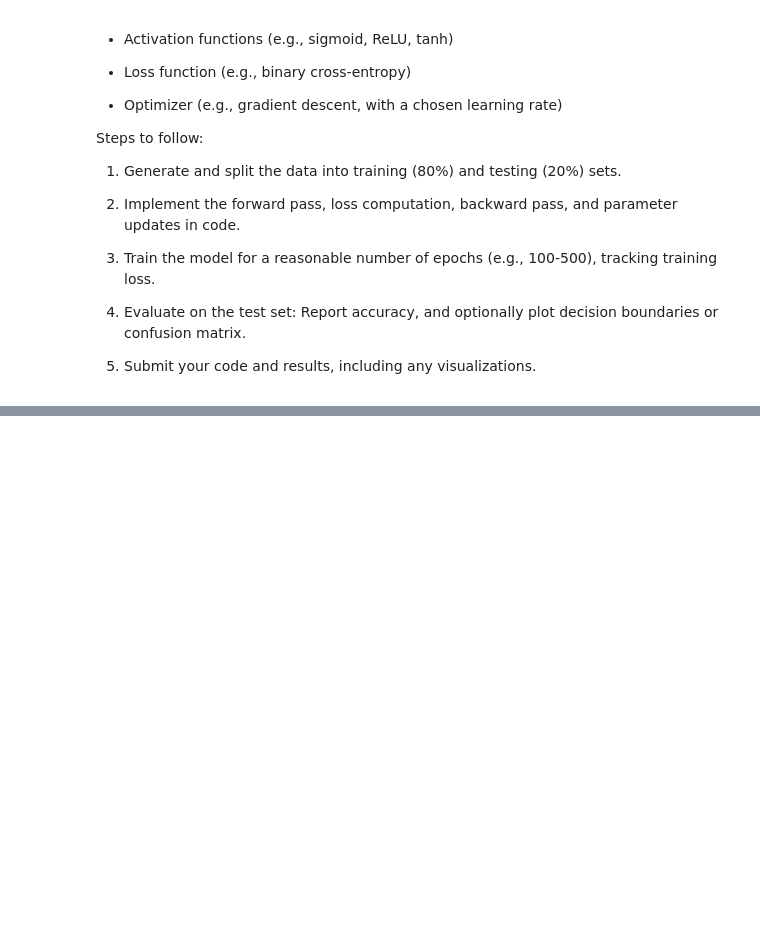
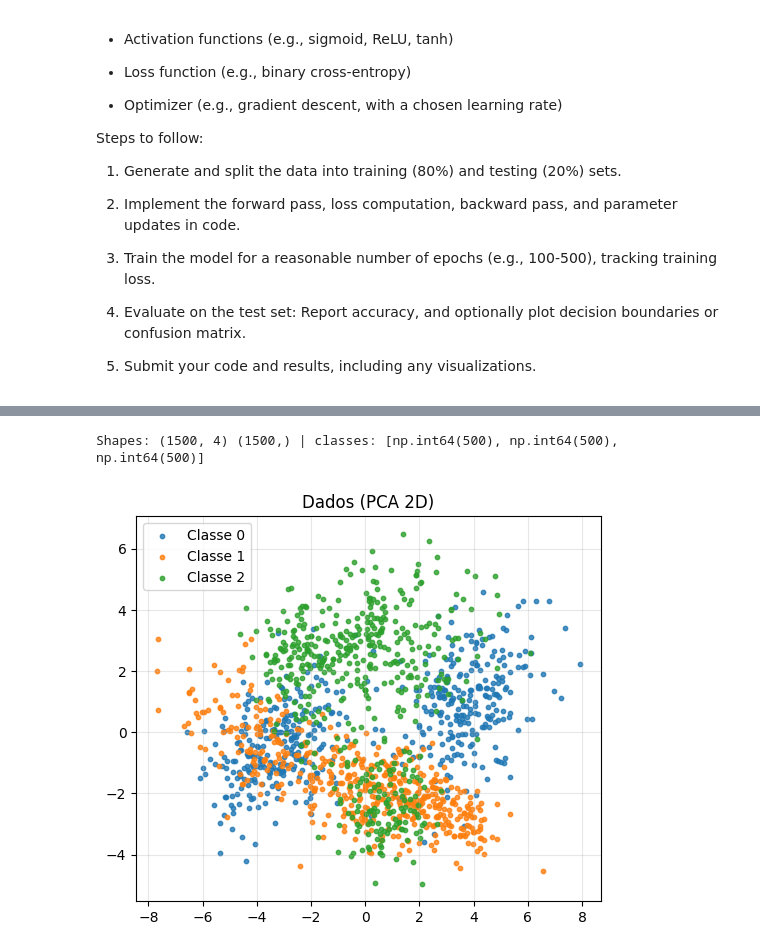
Before and after one commit to MatheusCastellucci/Neural-Network, a Jupyter notebook: Exercicios/EX3/MLP.ipynb, the cells around one changed output, grey strips where cells are left out. Cells and saved outputs as stored; diff of their text form; code cells hidden in the pictures; blank space fills up the shorter version.

```diff
--- a/Exercicios/EX3/MLP.ipynb
+++ b/Exercicios/EX3/MLP.ipynb
@@ -265,0 +572,76 @@ Steps to follow:
+# %%
+N_total = 1500
+K = 3
+n_features = 4
+class_sep = 1.8
+flip_y = 0.00
+
+# Queremos tamanhos semelhantes por classe
+target_per_class = N_total // K  # 500
+
+def gen_class_subset(target, n_clusters, rs):
+    # como vamos filtrar apenas a classe positiva, geramos o dobro
+    n_samples_tmp = target * 2
+    X_tmp, y_tmp = make_classification(
+        n_samples=n_samples_tmp,
+        n_features=n_features,
+        n_informative=n_features,
+        n_redundant=0,
+        n_classes=2,
+        n_clusters_per_class=n_clusters,
+        class_sep=class_sep,
+        flip_y=flip_y,
+        random_state=rs
+    )
+    X_pos = X_tmp[y_tmp == 1]
+    if len(X_pos) < target:
+        # se por algum motivo veio menos, reamostrar com rs+1
+        X_more, y_more = make_classification(
+            n_samples=n_samples_tmp,
+            n_features=n_features,
+            n_informative=n_features,
+            n_redundant=0,
+            n_classes=2,
+            n_clusters_per_class=n_clusters,
+            class_sep=class_sep,
+            flip_y=flip_y,
+            random_state=rs+101
+        )
+        X_pos = np.vstack([X_pos, X_more[y_more == 1]])
+    return X_pos[:target]
+
+# Classe 0 -> 2 clusters
+X0 = gen_class_subset(target_per_class, n_clusters=2, rs=42)
+y0 = np.zeros((X0.shape[0],), dtype=int)
+
+# Classe 1 -> 3 clusters
+X1 = gen_class_subset(target_per_class, n_clusters=3, rs=43)
+y1 = np.ones((X1.shape[0],), dtype=int)
+
+# Classe 2 -> 4 clusters
+X2 = gen_class_subset(target_per_class, n_clusters=4, rs=44)
+y2 = np.full((X2.shape[0],), 2, dtype=int)
+
+# Combine e embaralhe
+X = np.vstack([X0, X1, X2])
+y = np.concatenate([y0, y1, y2])
+
+perm = np.random.permutation(len(X))
+X = X[perm]
+y = y[perm]
+
+print("Shapes:", X.shape, y.shape, "| classes:", [np.sum(y==i) for i in range(K)])
+
+# Visualização rápida em 2D via PCA só para inspecionar
+pca = PCA(n_components=2, random_state=0)
+X_2d = pca.fit_transform(X)
+plt.figure()
+for c, lbl in zip(["tab:blue","tab:orange","tab:green"], [0,1,2]):
+    plt.scatter(X_2d[y==lbl,0], X_2d[y==lbl,1], s=10, alpha=0.8, label=f"Classe {lbl}", c=c)
+plt.title("Dados (PCA 2D)")
+plt.legend()
+plt.grid(True, alpha=0.3)
+plt.show()
+# %% [output]
+Shapes: (1500, 4) (1500,) | classes: [np.int64(500), np.int64(500), np.int64(500)]
+[figure, added]
```
Also changed, not shown: parts of 25 cells of this notebook.
